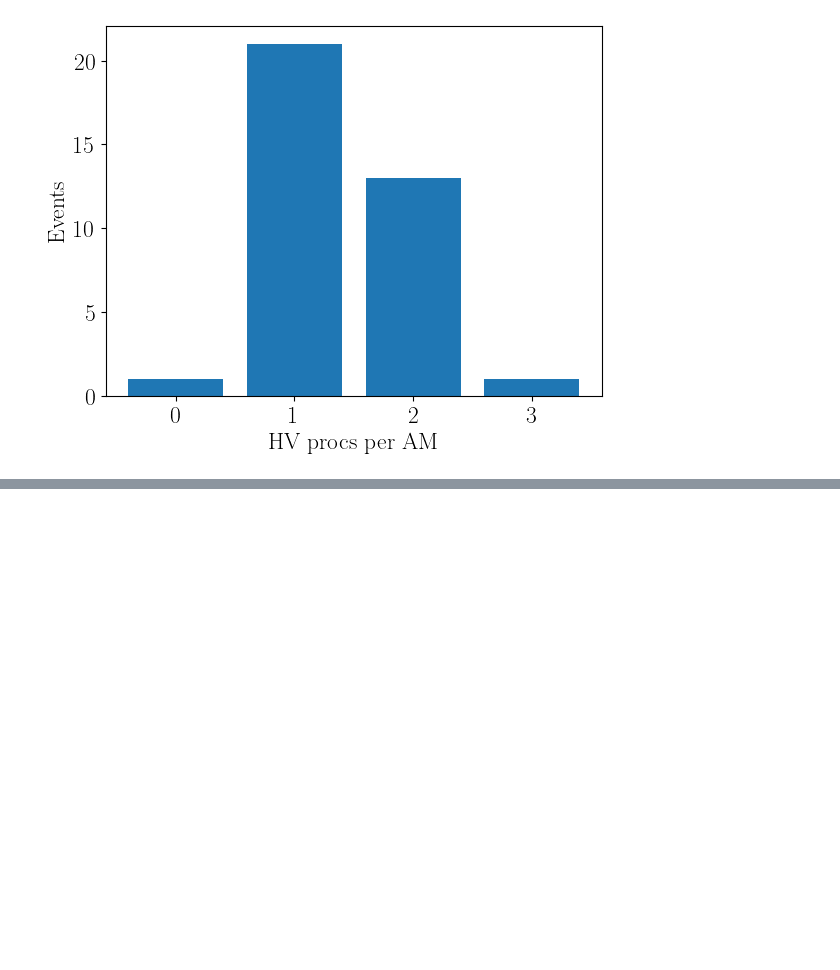
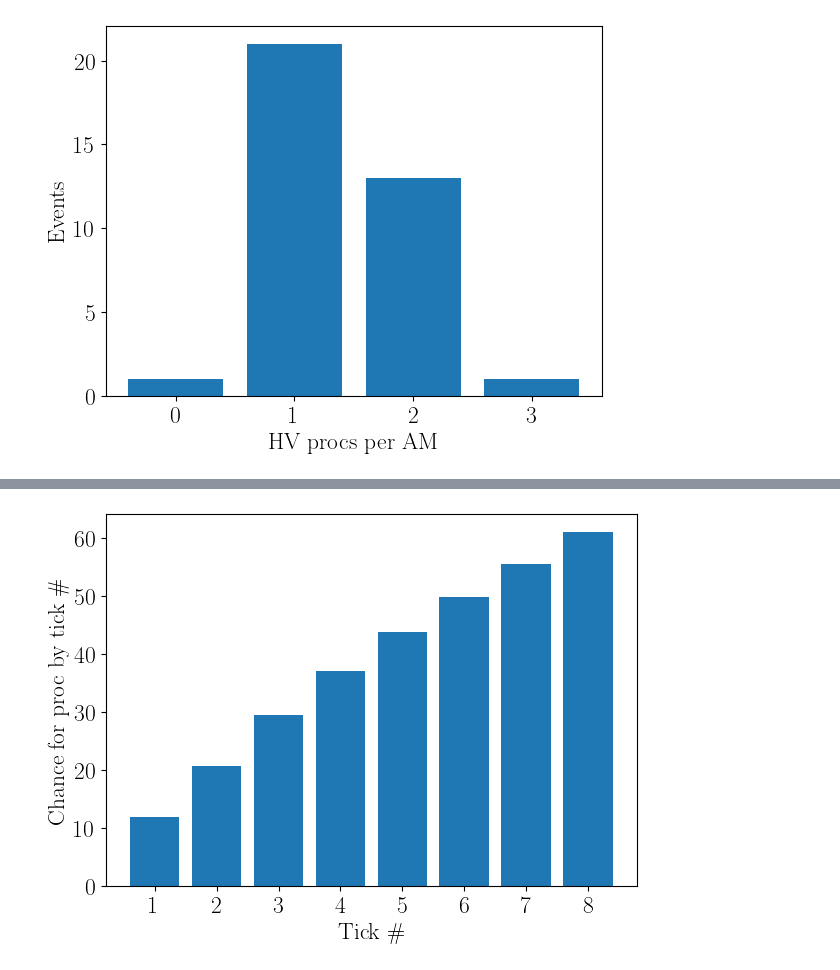
Before and after one commit to matteolucchini1/Wow-log-filter-sample, a Jupyter notebook: Filter_log.ipynb, the cells around one changed output, grey strips where cells are left out. Saved outputs shown, nothing was run; the diff lists cells and outputs as text; code cells hidden in the pictures; blank space fills up the shorter version.

```diff
--- a/Filter_log.ipynb
+++ b/Filter_log.ipynb
@@ -118,0 +313,11 @@ np.savetxt("HV_distribution.txt",full_array, delimiter="\t", header="Charges\t
+# %%
+cdf = np.cumsum(100*hv_procs_on_tick/hv_proc_format.shape[0])
+
+plt.bar(labels_dmg, cdf, align='center',label="Procs at tick")
+plt.gca().set_xticks(labels_dmg)
+plt.xlabel("Tick $\\#$")
+plt.ylabel("Chance for proc by tick $\\#$")
+plt.tight_layout()
+plt.savefig("HV_cdf.pdf")
+# %% [output]
+[figure, added]
```
Also changed, not shown: parts of 10 cells of this notebook, 18 other files.
